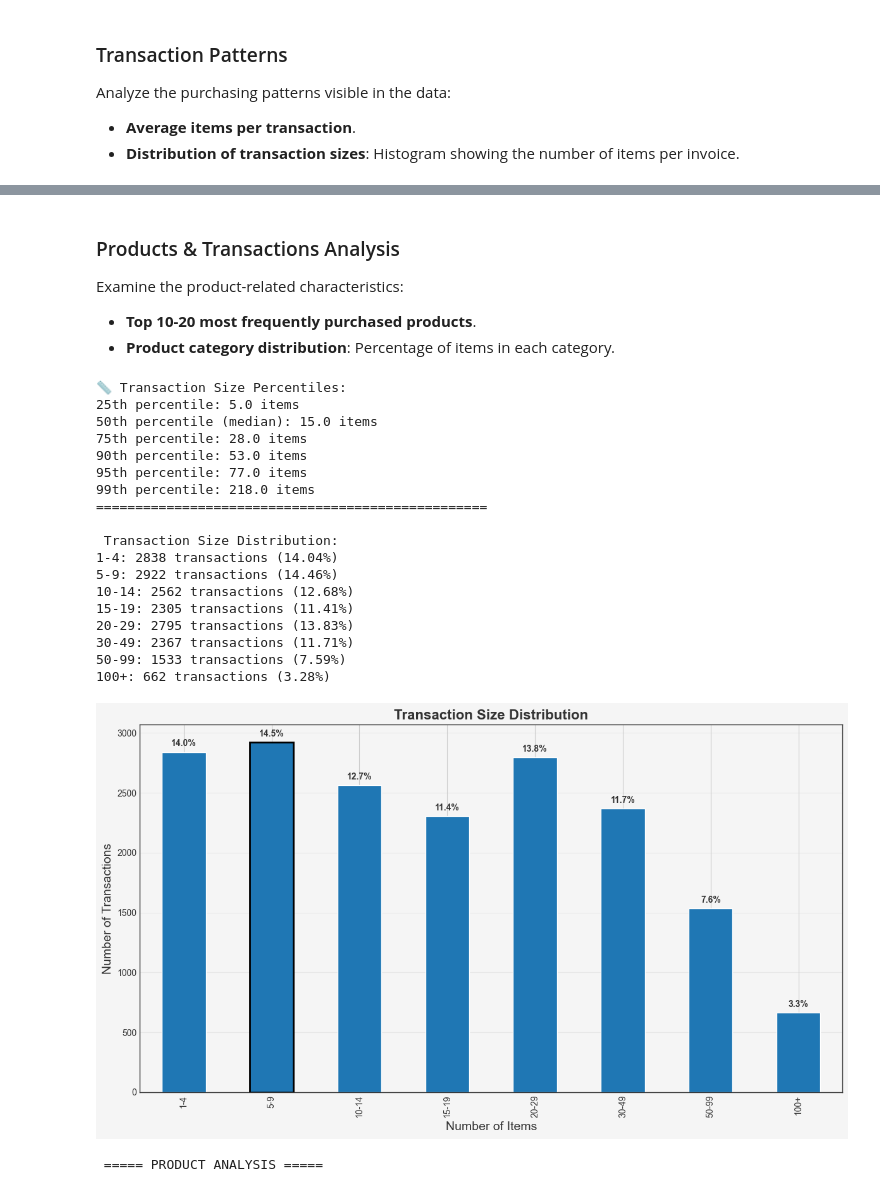
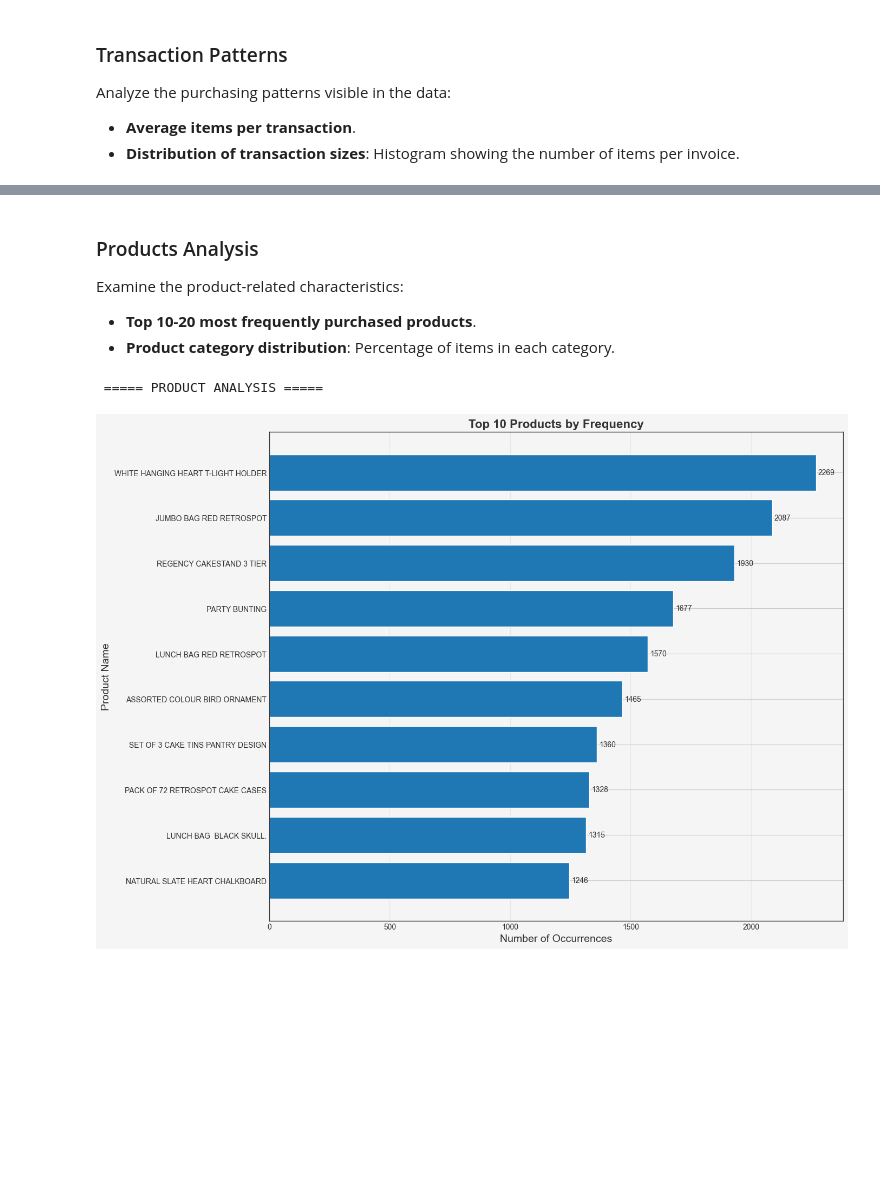
Before and after one commit to Mohammed87FS/Apriori_VS_Word2Vec, a Jupyter notebook: Dataset-Analysis.ipynb, the cells around one changed output, grey strips where cells are left out. Saved outputs shown, nothing was run; the diff lists cells and outputs as text; code cells hidden in the pictures; blank space fills up the shorter version.

Commit message:
Data Analysis finished

```diff
--- a/Dataset-Analysis.ipynb
+++ b/Dataset-Analysis.ipynb
@@ -191,5 +214,5 @@ plt.show()
 # %% [markdown]
-### Products & Transactions Analysis
+### Products Analysis
 
 Examine the product-related characteristics:
 
@@ -212,63 +235,42 @@ plt.title('Top 10 Products by Frequency', fontweight='bold', fontsize=16, color=
 plt.xlabel('Number of Occurrences', fontsize=14, color=TEXT_COLOR)
 plt.ylabel('Product Name', fontsize=14, color=TEXT_COLOR)
 
-# Add percentage annotations
+# Add count annotations
 for i, bar in enumerate(bars):
     value = top_products.values[::-1][i]
-    percentage = (value / total_items) * 100
     plt.text(value + 10, bar.get_y() + bar.get_height()/2,
-             f"{value} ({percentage:.1f}%)", va='center', fontsize=10, color=TEXT_COLOR)
-
+             f"{value}", va='center', fontsize=10, color=TEXT_COLOR)
 
 
 plt.grid(axis='x', alpha=0.3, color="#cccccc")
 plt.tight_layout()
 plt.savefig(os.path.join(plots_dir, 'top_products.png'), dpi=300)
 plt.show()
 
 # Product category analysis
-if 'Category' in df.columns:
+if 'category' in df.columns:
     # Category distribution
-    category_counts = df['Category'].value_counts().head(10)
+    category_counts = df['category'].value_counts().head(10)
     total_items = len(df)
 
     plt.figure(figsize=(14, 8), facecolor=BACKGROUND_COLOR)
     bars = plt.bar(category_counts.index, category_counts.values, color=MAIN_COLOR, edgecolor='white')
     plt.title('Product Categories Distribution', fontweight='bold', fontsize=16, color=TEXT_COLOR)
     plt.xlabel('Category', fontsize=14, color=TEXT_COLOR)
     plt.ylabel('Number of Items', fontsize=14, color=TEXT_COLOR)
     plt.xticks(rotation=45, ha='right', color=TEXT_COLOR)
 
-    # Add percentage annotations
-    for i, v in enumerate(category_counts.values):
-        percentage = (v / total_items) * 100
-        plt.text(i, v + 10, f"{percentage:.1f}%", ha='center', fontsize=10,
-                fontweight='bold', color=TEXT_COLOR)
-
-
+    # Add value annotations on top of each bar
+    for i, bar in enumerate(bars):
+        value = category_counts.values[i]
+        plt.text(bar.get_x() + bar.get_width()/2, value + 5,
+            f"{value}", ha='center', va='bottom',
+            fontsize=10, color=TEXT_COLOR, fontweight='bold')
 
     plt.grid(axis='y', alpha=0.3, color="#cccccc")
     plt.tight_layout()
     plt.savefig(os.path.join(plots_dir, 'category_distribution.png'), dpi=300)
     plt.show()
 # %% [output]
-📏 Transaction Size Percentiles:
-25th percentile: 5.0 items
-50th percentile (median): 15.0 items
-75th percentile: 28.0 items
-90th percentile: 53.0 items
-95th percentile: 77.0 items
-99th percentile: 218.0 items
-==================================================
-
- Transaction Size Distribution:
-1-4: 2838 transactions (14.04%)
-5-9: 2922 transactions (14.46%)
-10-14: 2562 transactions (12.68%)
-15-19: 2305 transactions (11.41%)
-20-29: 2795 transactions (13.83%)
-30-49: 2367 transactions (11.71%)
-50-99: 1533 transactions (7.59%)
-100+: 662 transactions (3.28%)
+ ===== PRODUCT ANALYSIS =====
-[figure, old version]
+[figure, new version]
- ===== PRODUCT ANALYSIS =====
```
Also changed, not shown: parts of 3 cells of this notebook, 3 other files.
